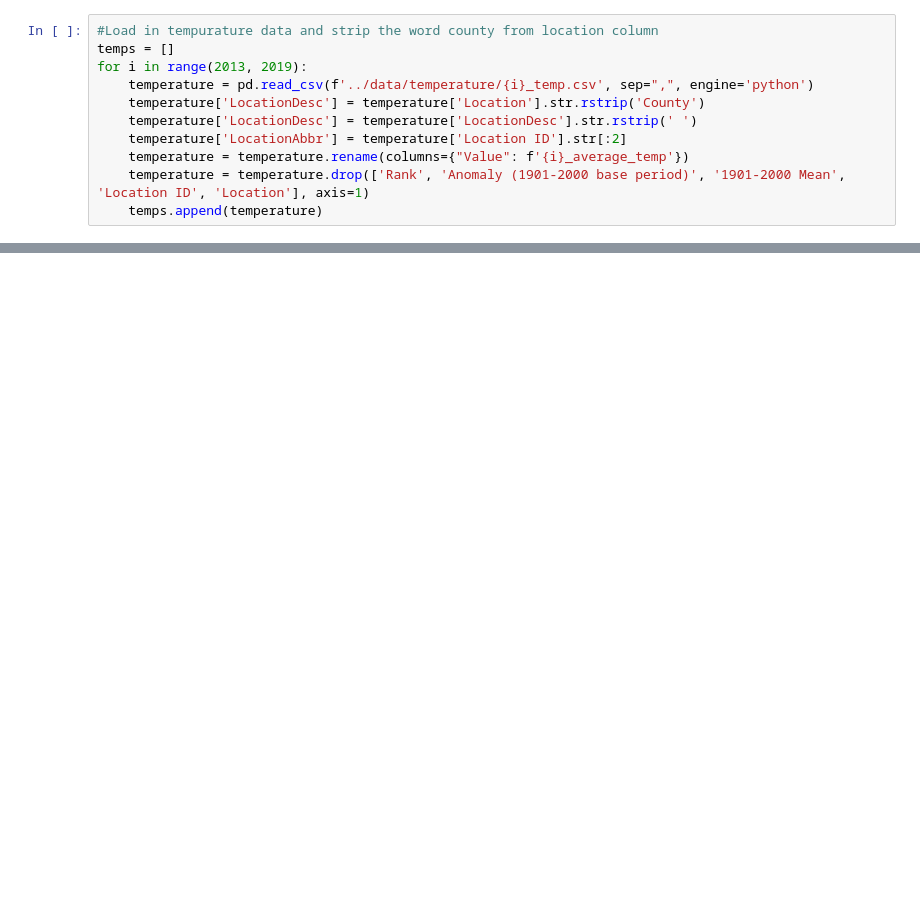
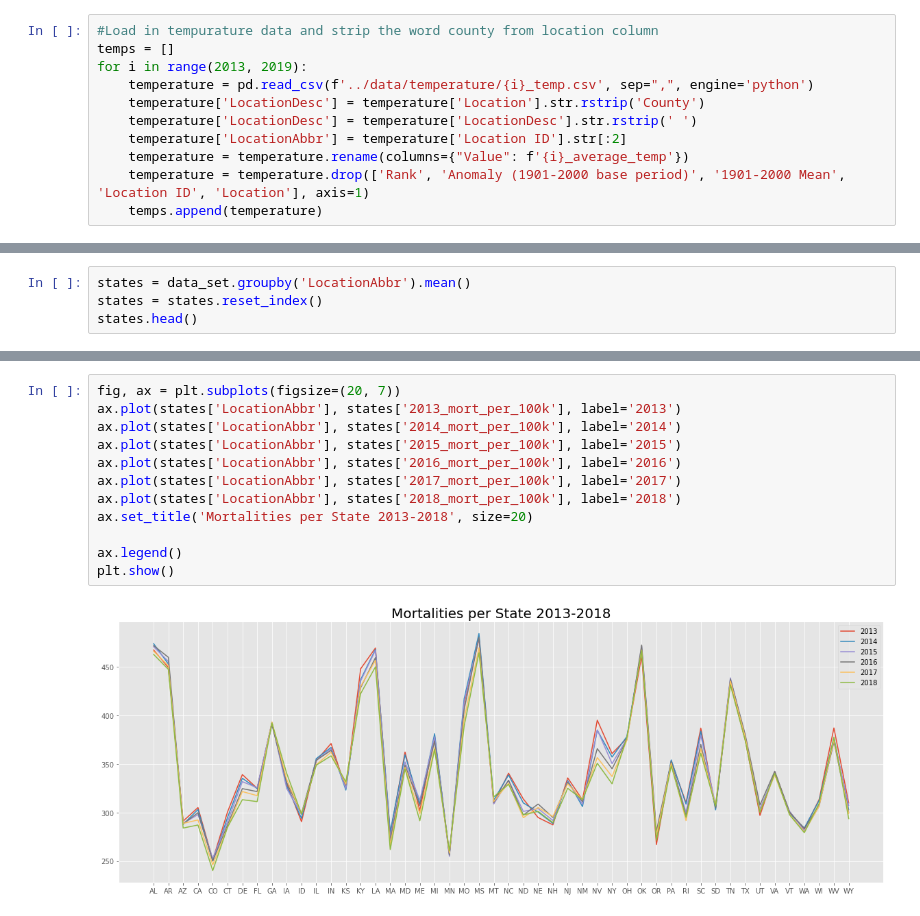
Before and after one commit to NathanKuneman/determining-heart-disease-mortality-factors, a Jupyter notebook: notebooks/EDA.ipynb, the cells around one changed output, grey strips where cells are left out. Drawn from its saved outputs; the diff is of its cells as text; blank space fills up the shorter version.

```diff
--- a/notebooks/EDA.ipynb
+++ b/notebooks/EDA.ipynb
@@ -148,0 +153,4 @@ ax.legend();
+# %%
+states = data_set.groupby('LocationAbbr').mean()
+states = states.reset_index()
+states.head()
@@ -148,0 +164,14 @@ ax.legend();
+# %%
+fig, ax = plt.subplots(figsize=(20, 7))
+ax.plot(states['LocationAbbr'], states['2013_mort_per_100k'], label='2013')
+ax.plot(states['LocationAbbr'], states['2014_mort_per_100k'], label='2014')
+ax.plot(states['LocationAbbr'], states['2015_mort_per_100k'], label='2015')
+ax.plot(states['LocationAbbr'], states['2016_mort_per_100k'], label='2016')
+ax.plot(states['LocationAbbr'], states['2017_mort_per_100k'], label='2017')
+ax.plot(states['LocationAbbr'], states['2018_mort_per_100k'], label='2018')
+ax.set_title('Mortalities per State 2013-2018', size=20)
+
+ax.legend()
+plt.show()
+# %% [output]
+[figure, added]
```
Also changed, not shown: parts of 19 cells of this notebook, 1 other file.
